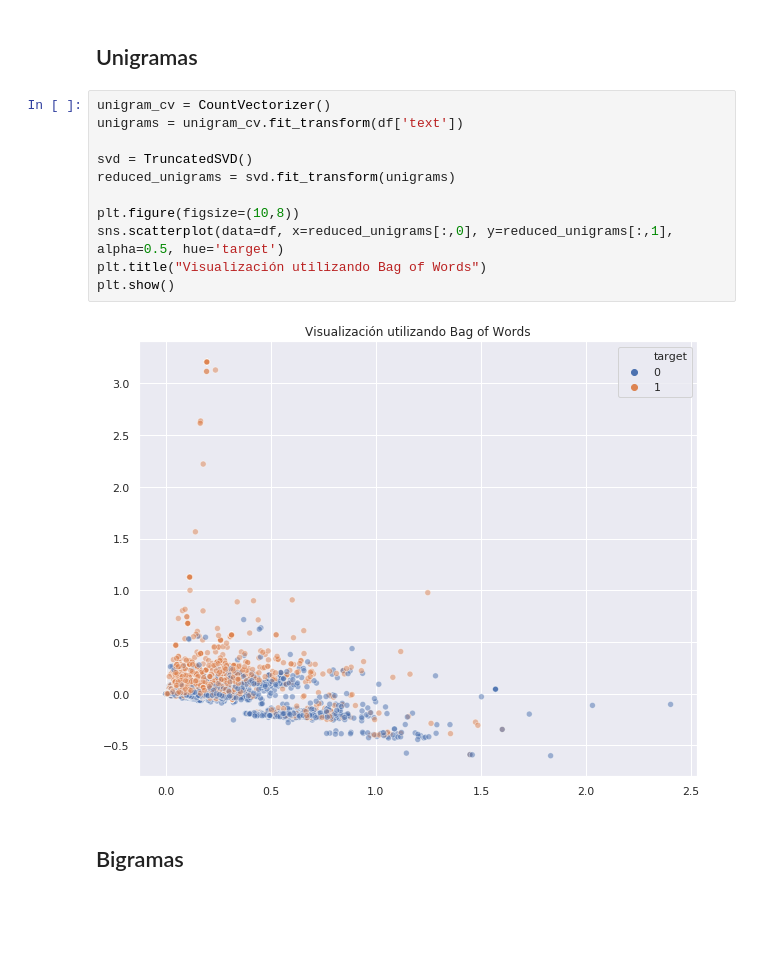
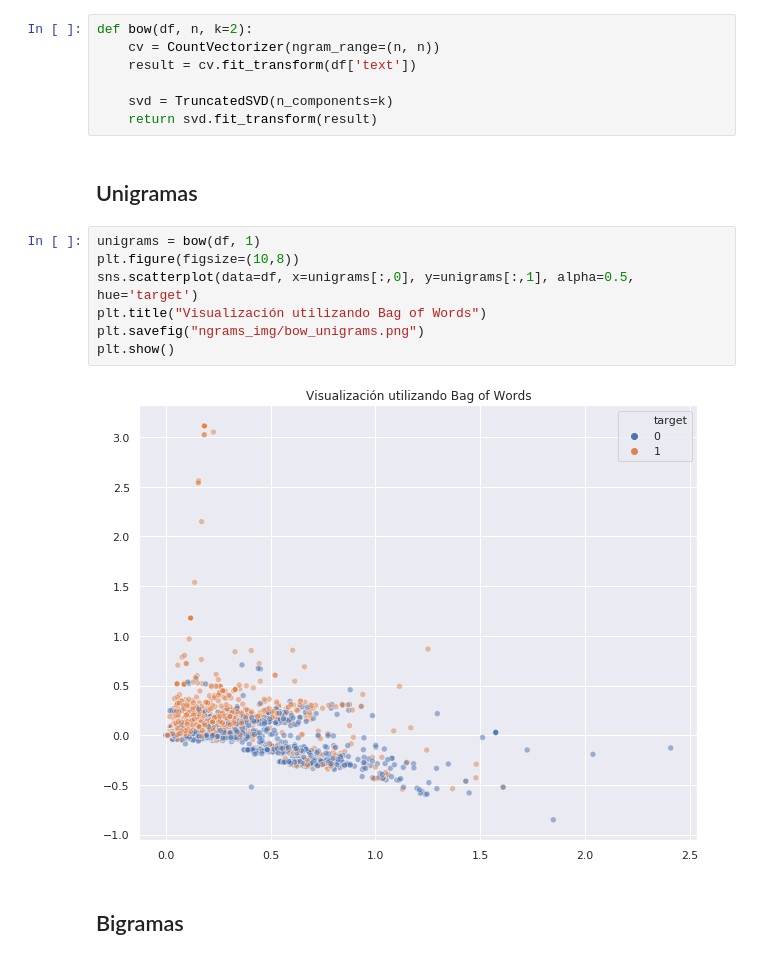
Before and after one commit to yuquimura/Trabajo-Practico-1, a Jupyter notebook: notebooks/analisis-ngrams.ipynb, the cells around one changed output. Drawn from its saved outputs; the diff is of its cells as text; blank space fills up the shorter version.

```diff
--- a/notebooks/analisis-ngrams.ipynb
+++ b/notebooks/analisis-ngrams.ipynb
@@ -172,21 +206,24 @@ unique    42850
 top       (suicide, bomber, detonated)
 freq      30
 Name: trigrams, dtype: object
+# %%
+def bow(df, n, k=2):
+    cv = CountVectorizer(ngram_range=(n, n))
+    result = cv.fit_transform(df['text'])
+
+    svd = TruncatedSVD(n_components=k)
+    return svd.fit_transform(result)
 # %% [markdown]
 ## Unigramas
 # %%
-unigram_cv = CountVectorizer()
-unigrams = unigram_cv.fit_transform(df['text'])
-
-svd = TruncatedSVD()
-reduced_unigrams = svd.fit_transform(unigrams)
-
+unigrams = bow(df, 1)
 plt.figure(figsize=(10,8))
-sns.scatterplot(data=df, x=reduced_unigrams[:,0], y=reduced_unigrams[:,1], alpha=0.5, hue='target')
+sns.scatterplot(data=df, x=unigrams[:,0], y=unigrams[:,1], alpha=0.5, hue='target')
 plt.title("Visualización utilizando Bag of Words")
+plt.savefig("ngrams_img/bow_unigrams.png")
 plt.show()
 # %% [output]
-[figure, old version]
+[figure, new version]
 # %% [markdown]
 ## Bigramas
 # %%
```
Also changed, not shown: parts of 26 cells of this notebook, 11 other files.
